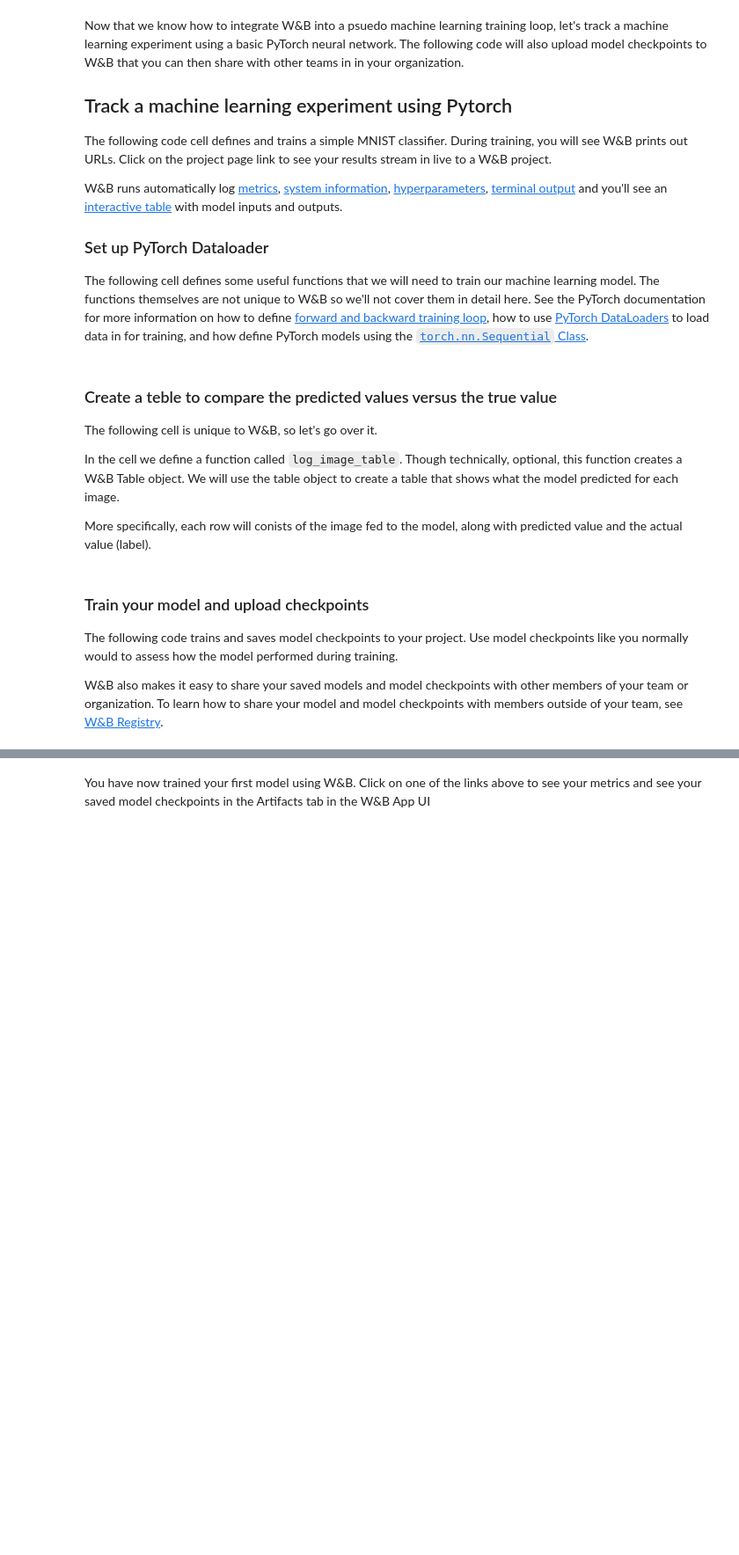
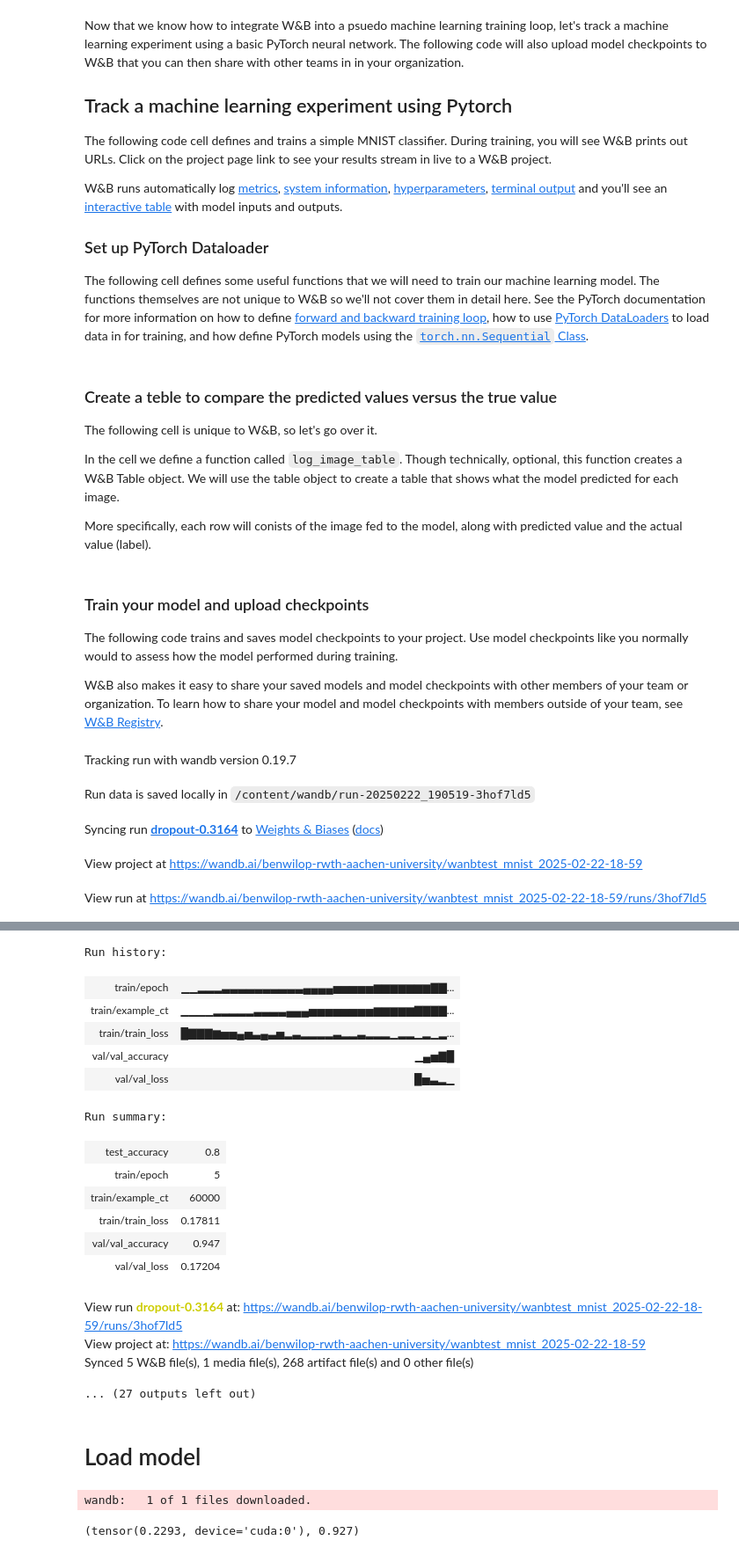
Before and after one commit to BenWilop/MechInt, a Jupyter notebook: colabs/intro/Intro_to_Weights_&_Biases.ipynb, the cells around one changed output, grey strips where cells are left out. Shown: that part at 88% size. Drawn from its saved outputs; the diff is of its cells as text; code cells hidden in the pictures; blank space fills up the shorter version.

```diff
--- a/colabs/intro/Intro_to_Weights_&_Biases.ipynb
+++ b/colabs/intro/Intro_to_Weights_&_Biases.ipynb
@@ -52,7 +52,6 @@ for run in range(total_runs):
   wandb.init(
       # Set the project where this run will be logged
       project=f"wanbtest_simulated_{timestamp}",
-      name=f"run_{run}",
       # We pass a run name (otherwise it’ll be randomly assigned, like sunshine-lollypop-10)
       name=f"experiment_{run}",
       # Track hyperparameters and run metadata
@@ -181,14 +196,15 @@ from datetime import datetime
 # Launch 3 experiments, trying different dropout rates
 for run in range(3):
     # Create a timestamp string in the format YYYYMMDD_HHMM
+    dropout = random.uniform(0.01, 0.80)
     wandb.init(
         project=f"wanbtest_mnist_{timestamp}",
-        name=f"dropout-{round(wandb.config.dropout, 4)}",
+        name=f"dropout-{round(dropout, 4)}",
         config={
             "epochs": 5,
             "batch_size": 128,
             "lr": 1e-3,
-            "dropout": random.uniform(0.01, 0.80),
+            "dropout": dropout,
             })
 
     # Copy your config
@@ -249,3 +265,9 @@ for run in range(3):
 
     # Close your wandb run
     wandb.finish()
+# %% [output]
+Tracking run with wandb version 0.19.7
+Run data is saved locally in /content/wandb/run-20250222_190519-3hof7ld5
+Syncing run dropout-0.3164 to Weights & Biases (docs)
+View project at https://wandb.ai/benwilop-rwth-aachen-university/wanbtest_mnist_2025-02-22-18-59
+View run at https://wandb.ai/benwilop-rwth-aachen-university/wanbtest_mnist_2025-02-22-18-59/runs/3hof7ld5
@@ -252,2 +280,39 @@ for run in range(3):
+Run history:
+| train/epoch | ▁▁▂▂▂▃▃▃▃▃▃▃▃▃▃▄▄▄▄▅▅▅▅▅▆▆▆▆▆▆▆▇▇... |
+| train/example_ct | ▁▁▁▁▂▂▂▂▂▃▃▃▃▄▄▄▅▅▅▅▅▅▅▅▆▆▆▆▆▇▇▇▇... |
+| train/train_loss | █▇▇▇▆▅▅▄▅▃▄▃▅▂▃▂▂▂▂▃▂▂▃▂▂▂▁▂▂▁▂▁▂... |
+| val/val_accuracy | ▁▄▅▇█ |
+| val/val_loss | █▅▃▂▁ |
+Run summary:
+| test_accuracy | 0.8 |
+| train/epoch | 5 |
+| train/example_ct | 60000 |
+| train/train_loss | 0.17811 |
+| val/val_accuracy | 0.947 |
+| val/val_loss | 0.17204 |
+View run dropout-0.3164 at: https://wandb.ai/benwilop-rwth-aachen-university/wanbtest_mnist_2025-02-22-18-59/runs/3hof7ld5
+View project at: https://wandb.ai/benwilop-rwth-aachen-university/wanbtest_mnist_2025-02-22-18-59
+Synced 5 W&B file(s), 1 media file(s), 268 artifact file(s) and 0 other file(s)
+... (27 outputs left out)
-# %% [markdown]
-You have now trained your first model using W&B. Click on one of the links above to see your metrics and see your saved model checkpoints in the Artifacts tab in the W&B App UI
+# %% [markdown]
+# Load model
+# %%
+api = wandb.Api()
+
+# Replace with the exact path to your artifact and alias
+artifact = api.artifact("benwilop-rwth-aachen-university/wanbtest_mnist_2025-02-22-18-59/my_mnist_model:v9", type="model")
+
+# Download the artifact to a local directory
+artifact_dir = artifact.download()
+
+# Load the checkpoint
+model_path = os.path.join(artifact_dir, "my_model.pt")
+model = torch.load(model_path)
+# %% [output]
+wandb:   1 of 1 files downloaded.
+# %%
+valid_dl = get_dataloader(is_train=False, batch_size=2*config.batch_size)
+loss_func = nn.CrossEntropyLoss()
+validate_model(model, valid_dl, loss_func, log_images=False)
+# %% [output]
+(tensor(0.2293, device='cuda:0'), 0.927)
```
Also changed, not shown: parts of 2 cells of this notebook.
